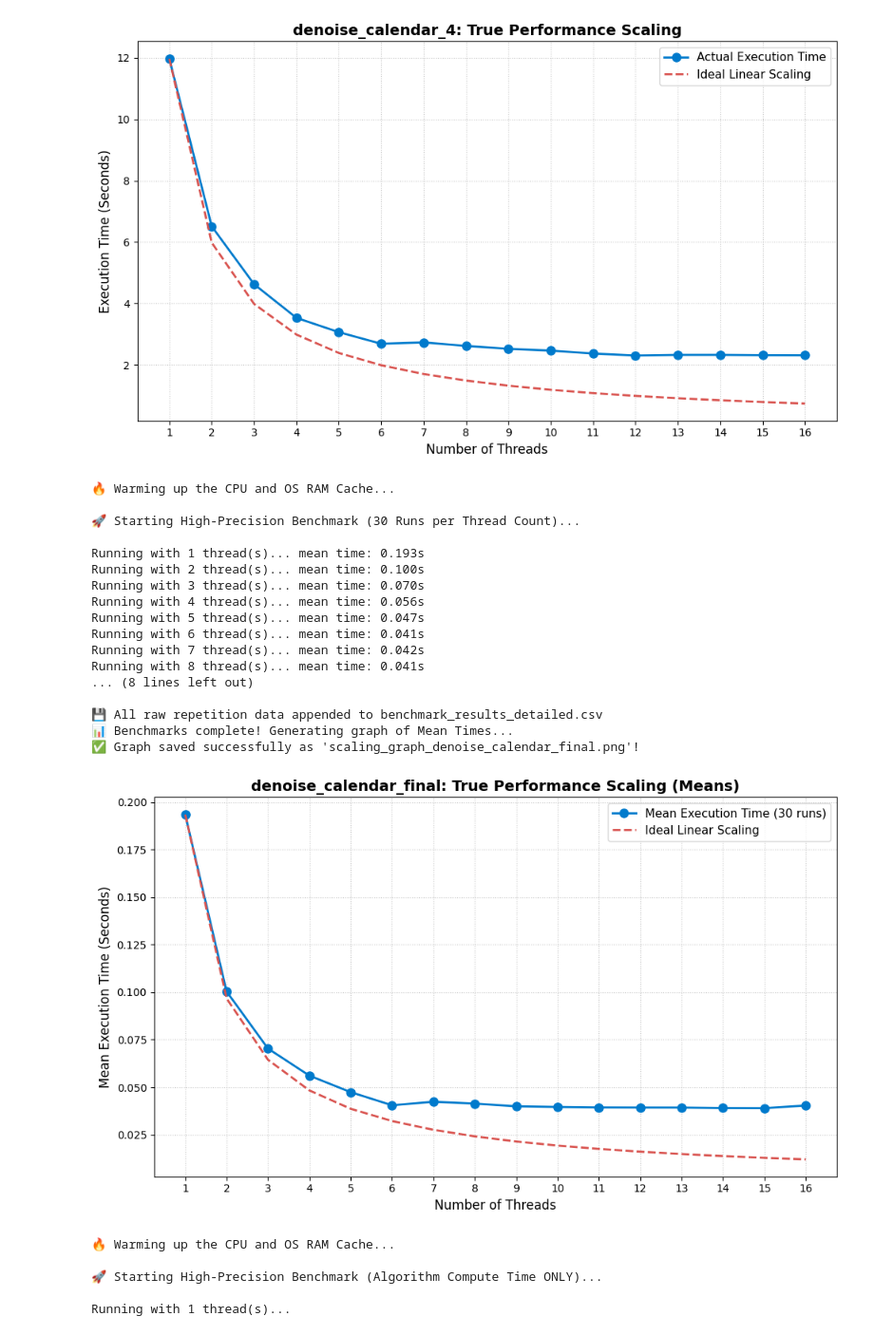
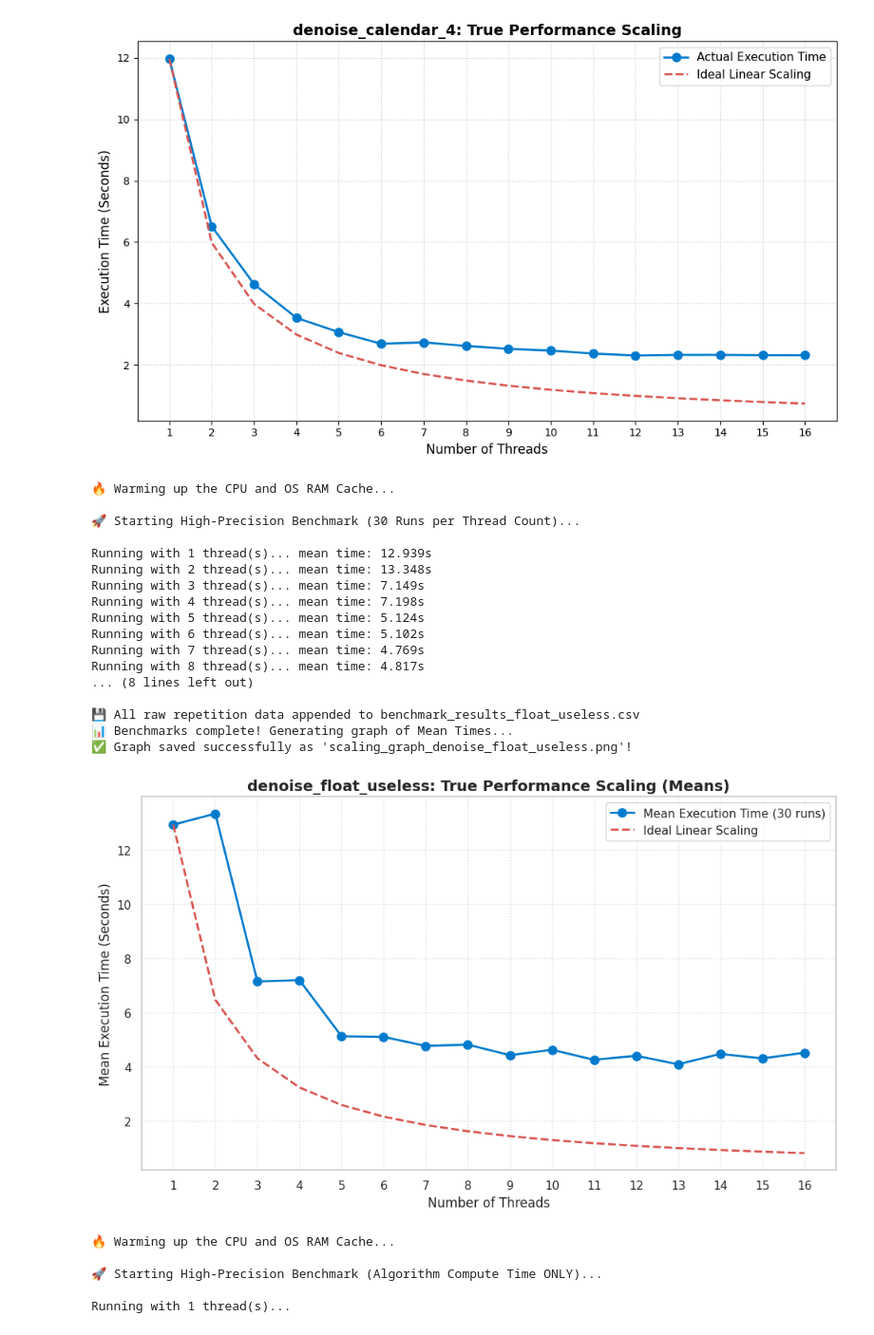
Before and after one commit to lorenzo-marranini/Computer-Architecture-Project, a Jupyter notebook: src/analysis.ipynb, the cells around one changed output. Shown at 95% size. Drawn from its saved outputs; the diff is of its cells as text; code cells hidden in the pictures.

```diff
--- a/src/analysis.ipynb
+++ b/src/analysis.ipynb
@@ -310,10 +310,10 @@ import os
 import statistics
 
 # --- CONFIGURATION ---
-PROGRAM_CMD = ['./../denoise_calendar_final', '../noise_640x426.ppm', 'result.ppm']
+PROGRAM_CMD = ['./../denoise_float_useless', '../noise.ppm', 'result.ppm']
 THREAD_COUNTS = [1,2,3,4,5,6,7,8,9,10,11,12,13,14,15,16]
-RUNS_PER_TEST = 30  # Run each test 30 times for a statistically significant mean
-CSV_FILENAME = 'benchmark_results_detailed.csv' # Changed filename to avoid column mismatch with old data
+RUNS_PER_TEST = 10  # Run each test 30 times for a statistically significant mean
+CSV_FILENAME = 'benchmark_results_float_useless.csv' # Changed filename to avoid column mismatch with old data
 # ---------------------
 
 # Extract just the program name for the CSV (e.g., 'denoise_calendar_3')
@@ -372,44 +372,44 @@ print("📊 Benchmarks complete! Generating graph of Mean Times...")
 # Calculate ideal scaling based on the completely warmed-up 1-thread MEAN time
 base_time = mean_execution_times[0]
 ideal_times = [base_time / t for t in THREAD_COUNTS]
 
 # Draw the graph
 plt.figure(figsize=(10, 6))
 plt.plot(THREAD_COUNTS, mean_execution_times, marker='o', markersize=8,
          linestyle='-', color='#007acc', linewidth=2, label='Mean Execution Time (30 runs)')
 plt.plot(THREAD_COUNTS, ideal_times, marker='',
          linestyle='--', color='#d9534f', linewidth=2, label='Ideal Linear Scaling')
 
 plt.title(f'{program_name}: True Performance Scaling (Means)', fontsize=14, fontweight='bold')
 plt.xlabel('Number of Threads', fontsize=12)
 plt.ylabel('Mean Execution Time (Seconds)', fontsize=12)
 plt.xticks(THREAD_COUNTS)
 plt.grid(True, linestyle=':', alpha=0.7)
 plt.legend(fontsize=11)
 
 plt.tight_layout()
 graph_filename = f'scaling_graph_{program_name}.png'
 plt.savefig(graph_filename, dpi=300)
 print(f"✅ Graph saved successfully as '{graph_filename}'!")
 # %% [output]
 🔥 Warming up the CPU and OS RAM Cache...
 
 🚀 Starting High-Precision Benchmark (30 Runs per Thread Count)...
 
-Running with 1 thread(s)... mean time: 0.193s
-Running with 2 thread(s)... mean time: 0.100s
-Running with 3 thread(s)... mean time: 0.070s
-Running with 4 thread(s)... mean time: 0.056s
-Running with 5 thread(s)... mean time: 0.047s
-Running with 6 thread(s)... mean time: 0.041s
-Running with 7 thread(s)... mean time: 0.042s
-Running with 8 thread(s)... mean time: 0.041s
+Running with 1 thread(s)... mean time: 12.939s
+Running with 2 thread(s)... mean time: 13.348s
+Running with 3 thread(s)... mean time: 7.149s
+Running with 4 thread(s)... mean time: 7.198s
+Running with 5 thread(s)... mean time: 5.124s
+Running with 6 thread(s)... mean time: 5.102s
+Running with 7 thread(s)... mean time: 4.769s
+Running with 8 thread(s)... mean time: 4.817s
 ... (8 lines left out)
 
-💾 All raw repetition data appended to benchmark_results_detailed.csv
+💾 All raw repetition data appended to benchmark_results_float_useless.csv
 📊 Benchmarks complete! Generating graph of Mean Times...
-✅ Graph saved successfully as 'scaling_graph_denoise_calendar_final.png'!
+✅ Graph saved successfully as 'scaling_graph_denoise_float_useless.png'!
-[figure, old version]
+[figure, new version]
 # %%
 import subprocess
 import re
```
Also changed, not shown: parts of 2 cells of this notebook, 11 other files.
